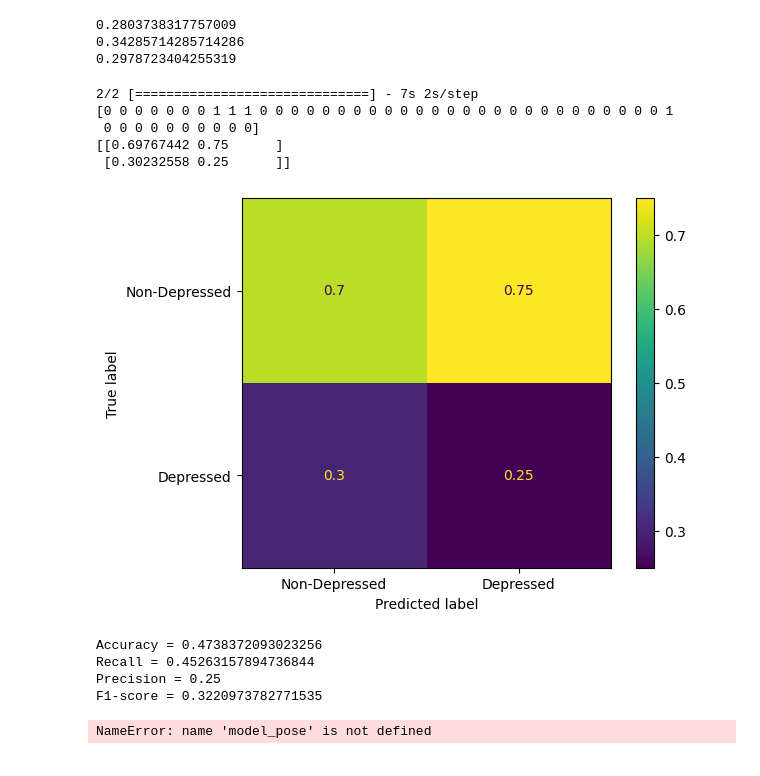
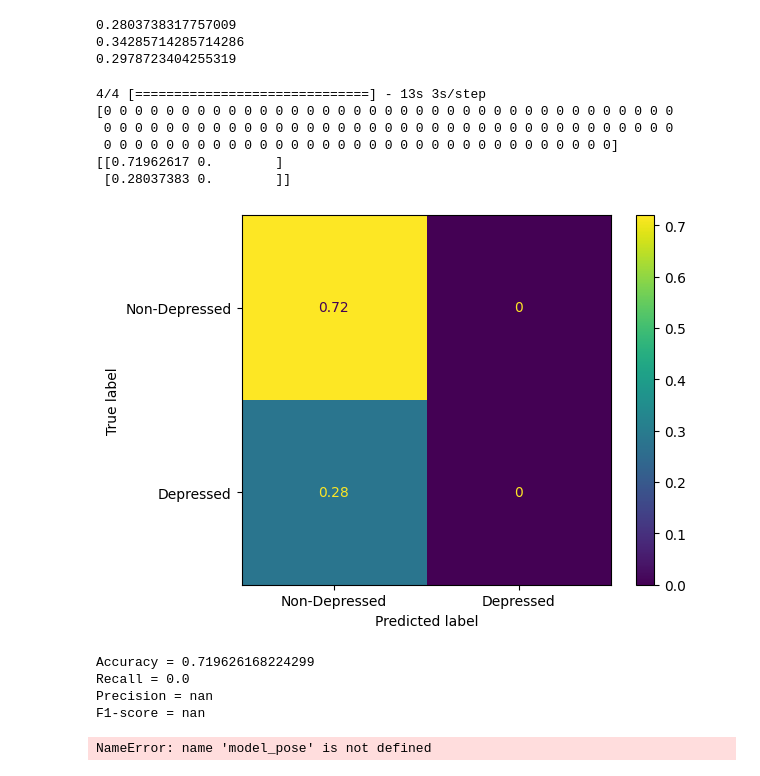
Before and after one commit to DirectionlessPad/DAIC_AUbased, a Jupyter notebook: guo2022_pose_lm_keras.ipynb, the cells around one changed output. Cells and saved outputs as stored; diff of their text form; code cells hidden in the pictures.

```diff
--- a/guo2022_pose_lm_keras.ipynb
+++ b/guo2022_pose_lm_keras.ipynb
@@ -128,8 +146,9 @@ def diluted_conv_block(inputs, feature_dim):
     res_add = Add()([l3_ELU, residual])
     # res_add = Add()([l1_ELU, residual])
     # res_add = ELU()(res_add)
-    bn = BatchNormalization()(res_add)
-    return bn
+    # bn = BatchNormalization()(res_add)
+    # return bn
+    return res_add
     # return residual
 # %%
 def time_diluted_conv_net(feature_dim, input_layer, pool_size, pool_stride):
@@ -176,10 +195,13 @@ print(elementwise_product.shape)
 # FC layer
 flatten = Flatten()(elementwise_product)
 print(flatten.shape)
-FC_l1 = Dense(300, activation="relu")(flatten)
-FC_l2 = Dense(300, activation="relu")(FC_l1)
-FC_l3 = Dense(100, activation="relu")(FC_l2)
-last_layer = Dense(2, activation="sigmoid")(FC_l3)
+# FC_l1 = Dense(300, activation="relu")(flatten)
+# FC_l2 = Dense(300, activation="relu")(FC_l1)
+# FC_l3 = Dense(100, activation="relu")(FC_l2)
+FC_l1 = Dense(32, activation="relu")(flatten)
+FC_l2 = Dense(16, activation="relu")(FC_l1)
+FC_l3 = Dense(8, activation="relu")(FC_l2)
+last_layer = Dense(2, activation="relu")(FC_l3)
 output = Softmax()(last_layer)
 # output = Dense(1, activation = "sigmoid")(FC_l3)
 # %% [output]
@@ -188,9 +220,9 @@ output = Softmax()(last_layer)
 # %%
-model_pose_lm = Model(inputs=[input_pose, input_lm], outputs=[output])
 opt = SGD(learning_rate = 2e-5, momentum = 0.9)
-# model_pose_lm.compile(loss = "binary_crossentropy", optimizer=opt, metrics=['accuracy'])
-model_pose_lm.compile(loss="sparse_categorical_crossentropy", optimizer=opt, metrics=['accuracy'])
+model_pose_lm.compile(loss = "binary_crossentropy", optimizer=opt, metrics=['accuracy'])
+# model_pose_lm.compile(loss="sparse_categorical_crossentropy", optimizer=opt, metrics=['accuracy'])
 # %%
 # model_pose.fit(x_train_bad[:], y_train_bad[:], validation_data=(x_dev_bad[:], y_dev_bad[:]), epochs=2)
-model_pose_lm.fit([pose_train[:], lm_train[:]], y_train[:], validation_data=([pose_dev[:], lm_dev[:]], y_dev[:]), epochs=10, batch_size=8)
+# model_pose_lm.fit([norm_pose_train[:], norm_lm_train[:]], y_train[:], validation_data=([norm_pose_dev[:], norm_lm_dev[:]], y_dev[:]), epochs=6, batch_size=8)
+model_pose_lm.fit([ros_norm_pose_train[:], ros_norm_lm_train[:]], over_train_y[:], validation_data=([norm_pose_dev[:], norm_lm_dev[:]], y_dev[:]), epochs=6, batch_size=8)
 # %% [output]
@@ -226,41 +250,43 @@ print(sum(y_test)/len(y_test))
 0.2978723404255319
 # %%
 #Predict
-x = [pose_test, lm_test]
-y = y_test
+# x = [norm_pose_dev, norm_lm_dev]
+x = [norm_pose_train, norm_lm_train]
+y = y_train
 # x = x_dev_bad
 # y = y_dev_bad
 y_pose_lm_prediction = model_pose_lm.predict(x)
 y_pose_lm_prediction = np.argmax(y_pose_lm_prediction, axis = 1)
 # print(sum(y_pose_prediction)/len(y_pose_prediction))
 print(y_pose_lm_prediction)
 #Create confusion matrix and normalizes it over predicted (columns)
 result = confusion_matrix(y, y_pose_lm_prediction, normalize='pred')
 print(result)
 cm_display = ConfusionMatrixDisplay(confusion_matrix = result, display_labels = ["Non-Depressed", "Depressed"])
 cm_display.plot()
 plt.show()
 tn_pose = result[0][0]
 tp_pose = result[1][1]
 fn_pose = result[1][0]
 fp_pose = result[0][1]
 accuracy = (tp_pose + tn_pose)/(tp_pose + tn_pose + fp_pose + fn_pose)
 recall = tp_pose / (tp_pose + fn_pose)
 precision = tp_pose / (tp_pose + fp_pose)
 f1_score = 2 * precision * recall / (precision + recall)
 print("Accuracy = " + str(accuracy))
 print("Recall = " + str(recall))
 print("Precision = " + str(precision))
 print("F1-score = " + str(f1_score))
 # %% [output]
-2/2 [==============================] - 7s 2s/step
-[0 0 0 0 0 0 0 1 1 1 0 0 0 0 0 0 0 0 0 0 0 0 0 0 0 0 0 0 0 0 0 0 0 0 0 0 1
- 0 0 0 0 0 0 0 0 0 0]
-[[0.69767442 0.75      ]
- [0.30232558 0.25      ]]
+4/4 [==============================] - 13s 3s/step
+[0 0 0 0 0 0 0 0 0 0 0 0 0 0 0 0 0 0 0 0 0 0 0 0 0 0 0 0 0 0 0 0 0 0 0 0 0
+ 0 0 0 0 0 0 0 0 0 0 0 0 0 0 0 0 0 0 0 0 0 0 0 0 0 0 0 0 0 0 0 0 0 0 0 0 0
+ 0 0 0 0 0 0 0 0 0 0 0 0 0 0 0 0 0 0 0 0 0 0 0 0 0 0 0 0 0 0 0 0 0]
+[[0.71962617 0.        ]
+ [0.28037383 0.        ]]
-[figure, old version]
+[figure, new version]
-Accuracy = 0.4738372093023256
-Recall = 0.45263157894736844
-Precision = 0.25
-F1-score = 0.3220973782771535
+Accuracy = 0.719626168224299
+Recall = 0.0
+Precision = nan
+F1-score = nan
 # %%
```
Also changed, not shown: parts of 9 cells of this notebook, 3 other files.
